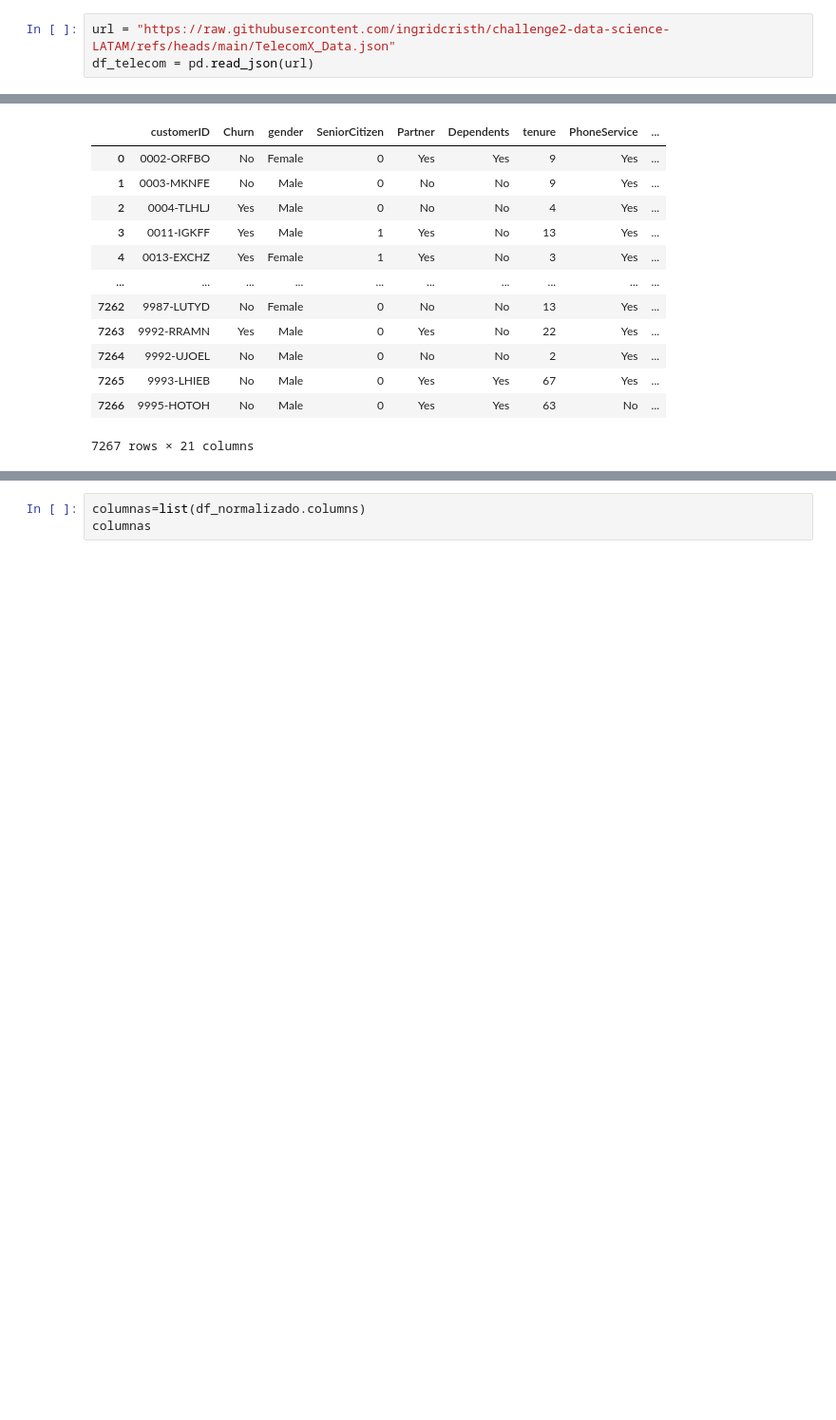
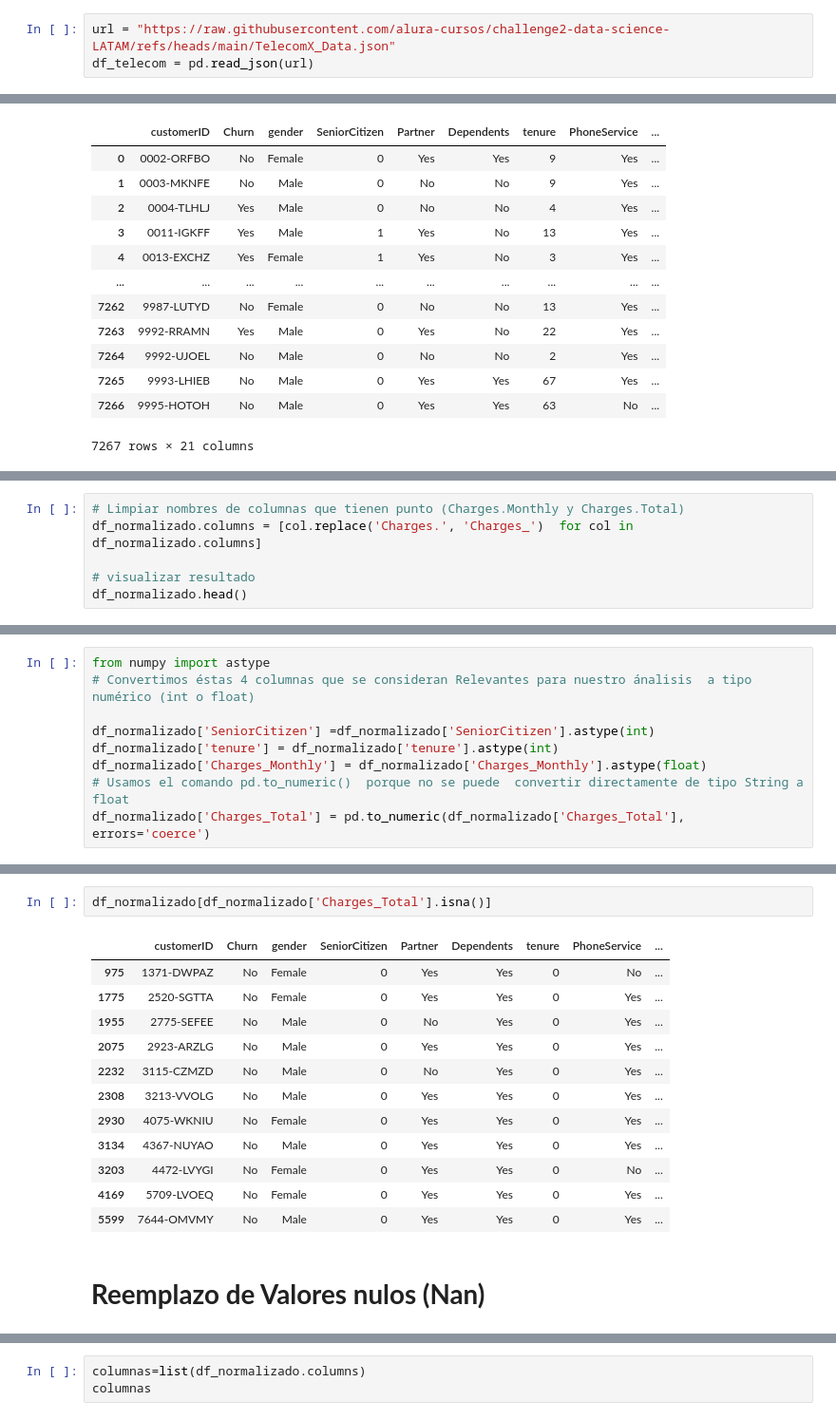
Before and after one commit to jorgevillegazz/Challange-Telecom-X, a Jupyter notebook: TelecomX_LATAM_de_George.ipynb, the cells around one changed output, grey strips where cells are left out. Shown at 95% size. Cells and saved outputs as stored; diff of their text form; blank space fills up the shorter version.

Commit message:
remplazo de valores nulos

```diff
--- a/TelecomX_LATAM_de_George.ipynb
+++ b/TelecomX_LATAM_de_George.ipynb
@@ -23,7 +47,7 @@ import seaborn as sns
 # %% [markdown]
 ##Importando Datos
 # %%
-url = "https://raw.githubusercontent.com/ingridcristh/challenge2-data-science-LATAM/refs/heads/main/TelecomX_Data.json"
+url = "https://raw.githubusercontent.com/alura-cursos/challenge2-data-science-LATAM/refs/heads/main/TelecomX_Data.json"
 df_telecom = pd.read_json(url)
 # %% [markdown]
 # Visualizando los Datos
@@ -96,0 +165,6 @@ df_normalizado
+# %%
+# Limpiar nombres de columnas que tienen punto (Charges.Monthly y Charges.Total)
+df_normalizado.columns = [col.replace('Charges.', 'Charges_')  for col in df_normalizado.columns]
+
+# visualizar resultado
+df_normalizado.head()
@@ -116,0 +221,9 @@ memory usage: 1.2+ MB
+# %%
+from numpy import astype
+# Convertimos éstas 4 columnas que se consideran Relevantes para nuestro ánalisis  a tipo numérico (int o float)
+
+df_normalizado['SeniorCitizen'] =df_normalizado['SeniorCitizen'].astype(int)
+df_normalizado['tenure'] = df_normalizado['tenure'].astype(int)
+df_normalizado['Charges_Monthly'] = df_normalizado['Charges_Monthly'].astype(float)
+# Usamos el comando pd.to_numeric()  porque no se puede  convertir directamente de tipo String a float
+df_normalizado['Charges_Total'] = pd.to_numeric(df_normalizado['Charges_Total'], errors='coerce')
@@ -116,0 +250,17 @@ memory usage: 1.2+ MB
+# %%
+df_normalizado[df_normalizado['Charges_Total'].isna()]
+# %% [output]
+|  | customerID | Churn | gender | SeniorCitizen | Partner | Dependents | tenure | PhoneService | ... |
+| 975 | 1371-DWPAZ | No | Female | 0 | Yes | Yes | 0 | No | ... |
+| 1775 | 2520-SGTTA | No | Female | 0 | Yes | Yes | 0 | Yes | ... |
+| 1955 | 2775-SEFEE | No | Male | 0 | No | Yes | 0 | Yes | ... |
+| 2075 | 2923-ARZLG | No | Male | 0 | Yes | Yes | 0 | Yes | ... |
+| 2232 | 3115-CZMZD | No | Male | 0 | No | Yes | 0 | Yes | ... |
+| 2308 | 3213-VVOLG | No | Male | 0 | Yes | Yes | 0 | Yes | ... |
+| 2930 | 4075-WKNIU | No | Female | 0 | Yes | Yes | 0 | Yes | ... |
+| 3134 | 4367-NUYAO | No | Male | 0 | Yes | Yes | 0 | Yes | ... |
+| 3203 | 4472-LVYGI | No | Female | 0 | Yes | Yes | 0 | No | ... |
+| 4169 | 5709-LVOEQ | No | Female | 0 | Yes | Yes | 0 | Yes | ... |
+| 5599 | 7644-OMVMY | No | Male | 0 | Yes | Yes | 0 | Yes | ... |
+# %% [markdown]
+# **Reemplazo de Valores nulos (Nan)**
```
Also changed, not shown: parts of 17 cells of this notebook.
